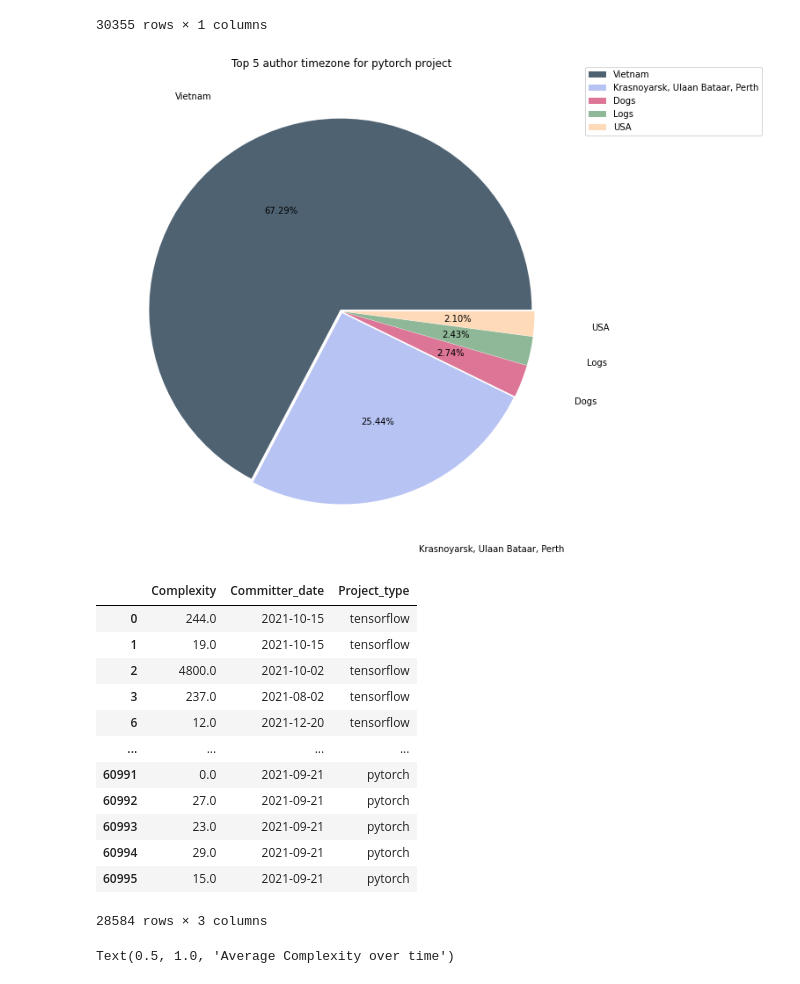
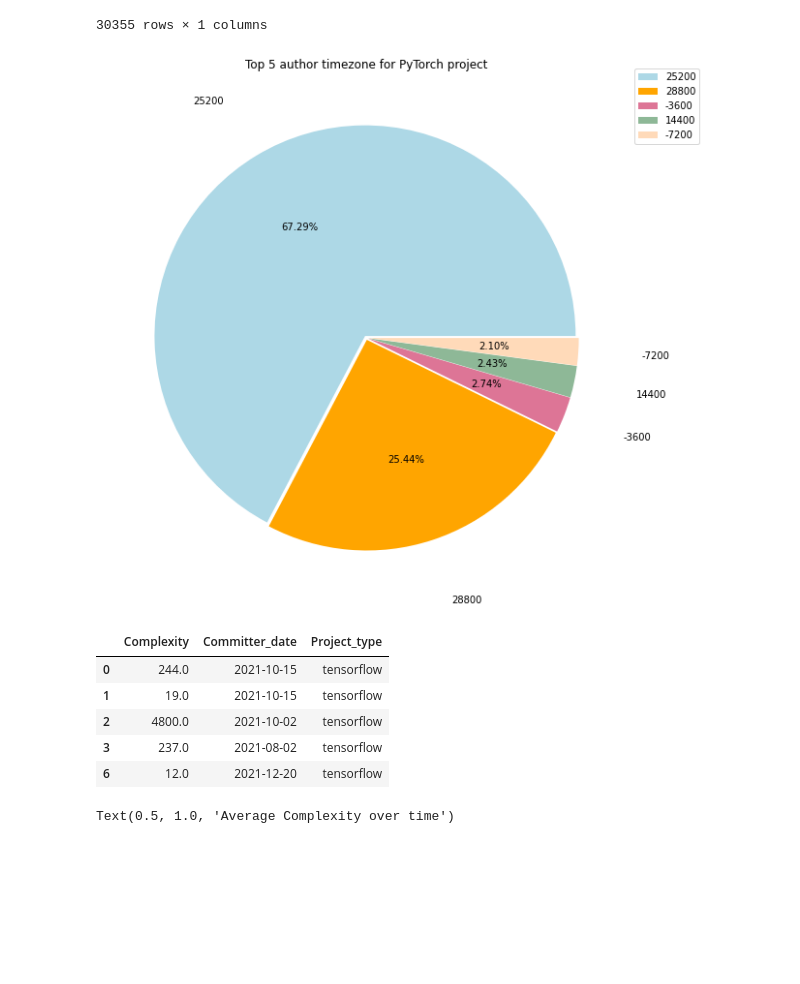
Before and after one commit to crystalwongcy/database_management, a Jupyter notebook: DMS.ipynb, the cells around one changed output. Drawn from its saved outputs; the diff is of its cells as text; code cells hidden in the pictures; blank space fills up the shorter version.

```diff
--- a/DMS.ipynb
+++ b/DMS.ipynb
@@ -1003,27 +1026,27 @@ pytorch_timezone
 # %%
 #plot the pie chart for pytorch author_timezone project
 import matplotlib.pyplot as plt
 pytorch_grouped = pytorch_timezone.groupby(['Author_timezone'])['Author_timezone'].size().sort_values(ascending=False)
 df_pytorch_timezone = pd.DataFrame(pytorch_grouped)
 
 #pick the top 5 timezones
 df_pytorch_timezone_filtered = df_pytorch_timezone['Author_timezone'].nlargest(n=5)
 
 #visulise the data
 explode = (0.01, 0.01, 0.01, 0.01, 0.01)
-labels = 'Vietnam', 'Krasnoyarsk, Ulaan Bataar, Perth', 'Dogs', 'Logs', 'USA'
-colors = ['#4F6272', '#B7C3F3', '#DD7596', '#8EB897', 'peachpuff']
+labels = '25200', '28800', '-3600', '14400', '-7200'
+colors = ['lightblue', 'orange', '#DD7596', '#8EB897', 'peachpuff']
 ax = df_pytorch_timezone_filtered.plot(y='Author_timezone',
                              kind = 'pie',
                             figsize=(10, 10),
-                            title = 'Top 5 author timezone for pytorch project',
+                            title = 'Top 5 author timezone for PyTorch project',
                             autopct = "%.2f%%",
                             ylabel = '',
                             labeldistance = 1.3,
                             explode = explode,
                             labels = labels,
                             colors = colors)
 ax.legend(bbox_to_anchor=(1, 1.02), loc='upper left')
 plt.show()
 # %% [output]
-[figure, old version]
+[figure, new version]
@@ -1049,8 +1067,7 @@ df5 = df5[df5['Complexity'].notna()]
 
 #remove the seconds in the date
 df5['Committer_date'] = df5['Committer_date'].apply(lambda t: t.strftime('%Y-%m-%d'))
-
-df5
+df5.head()
 # %% [output]
 |  | Complexity | Committer_date | Project_type |
 | 0 | 244.0 | 2021-10-15 | tensorflow |
@@ -1058,13 +1075,6 @@ df5
 | 2 | 4800.0 | 2021-10-02 | tensorflow |
 | 3 | 237.0 | 2021-08-02 | tensorflow |
 | 6 | 12.0 | 2021-12-20 | tensorflow |
-| ... | ... | ... | ... |
-| 60991 | 0.0 | 2021-09-21 | pytorch |
-| 60992 | 27.0 | 2021-09-21 | pytorch |
-| 60993 | 23.0 | 2021-09-21 | pytorch |
-| 60994 | 29.0 | 2021-09-21 | pytorch |
-| 60995 | 15.0 | 2021-09-21 | pytorch |
-28584 rows × 3 columns
 # %%
 #separate the project into pytorch and tensorflow
 df_torch = df5.loc[df5['Project_type'] == 'pytorch']
```
Also changed, not shown: parts of 17 cells of this notebook, 2 other files.
